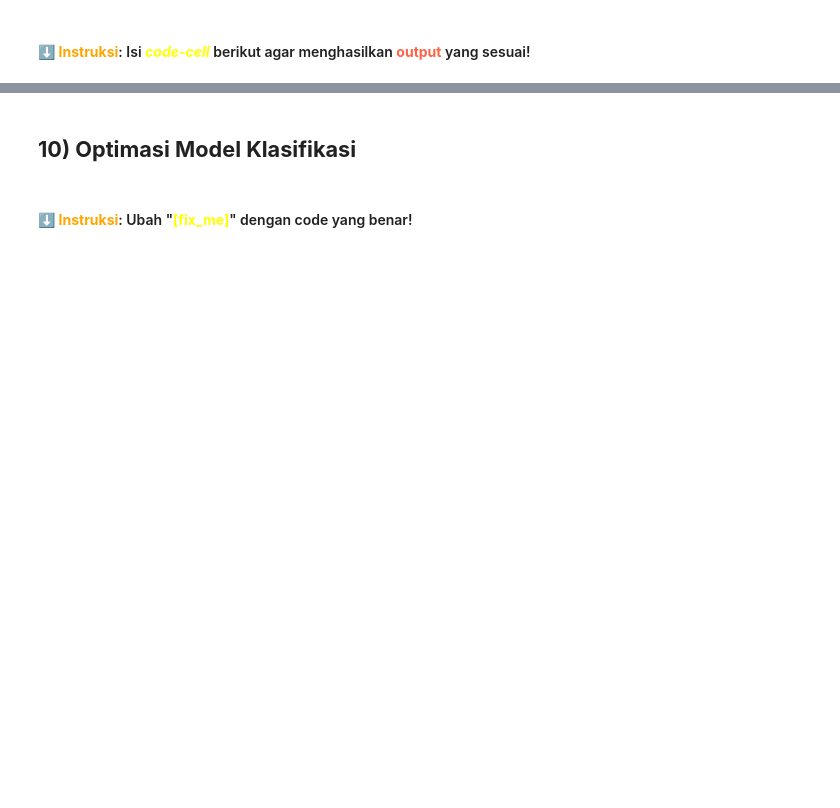
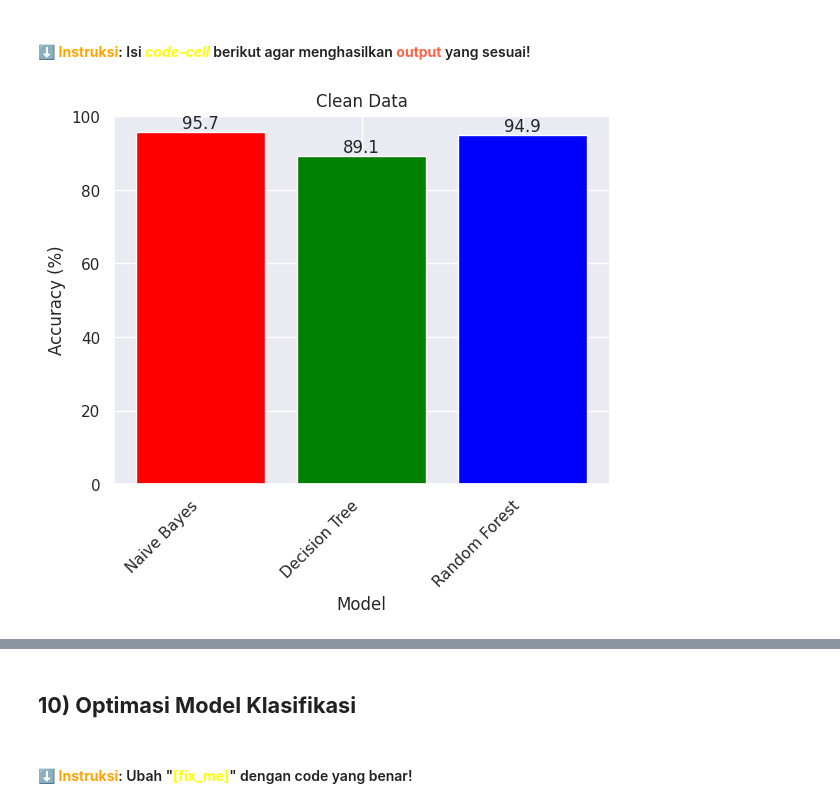
Before and after one commit to FitriAnggun/Workshop_BK, a Jupyter notebook: Another_copy_of_Workshop_DS_2024.ipynb, the cells around one changed output, grey strips where cells are left out. Drawn from its saved outputs; the diff is of its cells as text; code cells hidden in the pictures; blank space fills up the shorter version.

```diff
--- a/Another_copy_of_Workshop_DS_2024.ipynb
+++ b/Another_copy_of_Workshop_DS_2024.ipynb
@@ -704,7 +704,7 @@ import matplotlib.pyplot as plt
 <h4>⬇ <b style="color:orange;">Instruksi</b>: Ubah "<b style="color:yellow;">[fix_me]</b>" dengan code yang benar!</h4>
 # %%
 clean_classifier_nb = GaussianNB()
-clean_classifier_nb.fit([fix_me])
+clean_classifier_nb.fit(x_train, y_train)
 # %% [output]
 GaussianNB()
 # %% [markdown]
@@ -730,11 +730,11 @@ def evaluation(Y_test, Y_pred):
 # %% [markdown]
 <h4>⬇ <b style="color:orange;">Instruksi</b>: Ubah "<b style="color:yellow;">[fix_me]</b>" dengan code yang benar!</h4>
 # %%
-y_pred_nb = clean_classifier_nb.predict([fix_me])
+y_pred_nb = clean_classifier_nb.predict(x_test)
 
 # Evaluate the Gaussian NB model
 print("\nGaussian NB Model:")
-accuracy_nb = round(accuracy_score([fix_me], y_pred_nb), 3)
+accuracy_nb = round(accuracy_score(y_test, y_pred_nb), 3)
 print("Accuracy:", accuracy_nb)
 print("Classification Report:")
-print(classification_report([fix_me], y_pred_nb))
+print(classification_report(y_test, y_pred_nb))
@@ -759,0 +799,15 @@ evaluation([fix_me])
+# %%
+# 2. Pemodelan klasifikasi 2(Random Forest) dan evaluasinya
+clean_classifier_rf = RandomForestClassifier()
+clean_classifier_rf.fit(x_train, y_train)
+
+y_pred_rf = clean_classifier_rf.predict(x_test)
+
+# Evaluate the Gaussian RF model
+print("\nGaussian RF Model:")
+accuracy_rf = round(accuracy_score(y_test, y_pred_rf), 3)
+print("Accuracy:", accuracy_rf)
+print("Classification Report:")
+print(classification_report(y_test, y_pred_rf))
+
+evaluation(y_test, y_pred_rf)
@@ -764,3 +830,26 @@ evaluation([fix_me])
+# %%
+# Tampilkan bar-chart untuk membandingkan akurasi tiap model
+model_comp = pd.DataFrame({
+    'Model' : ['Naive Bayes', 'Decision Tree', 'Random Forest'],
+    'Accuracy' : [accuracy_nb*100, accuracy_dt*100, accuracy_rf*100]
+})
+
+# Membuat bar plot dengan keterangan jumlah
+fig, ax = plt.subplots()
+bars = plt.bar(model_comp['Model'], model_comp['Accuracy'], color=['red', 'green', 'blue'])
+plt.xlabel('Model')
+plt.ylabel('Accuracy (%)')
+plt.title('Clean Data')
+plt.xticks(rotation=45, ha='right') # Untuk memutar label sumbu x agar lebih mudah dibaca
+
+# Menambahkan keterangan jumlah di atas setiap bar
+for bar in bars:
+  yval = bar.get_height()
+  plt.text(bar.get_x() + bar.get_width()/2, yval, round(yval, 2), ha='center', va='bottom')
+
+plt.show()
+# %% [output]
+[figure, added]
 # %% [markdown]
 <h4>⬆ <b>Expected <span style="color:tomato;">Output</span></b>:</h4>
 
```
Also changed, not shown: parts of 16 cells of this notebook.
